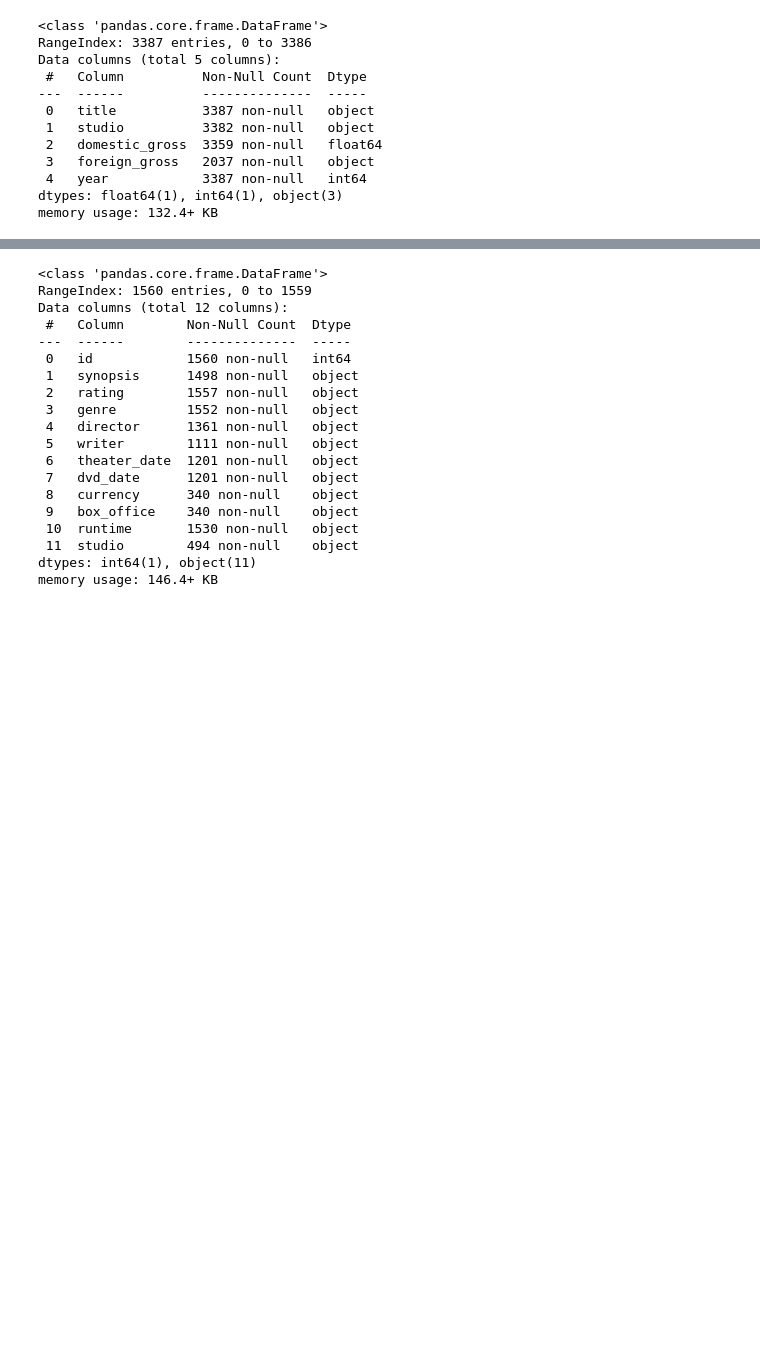
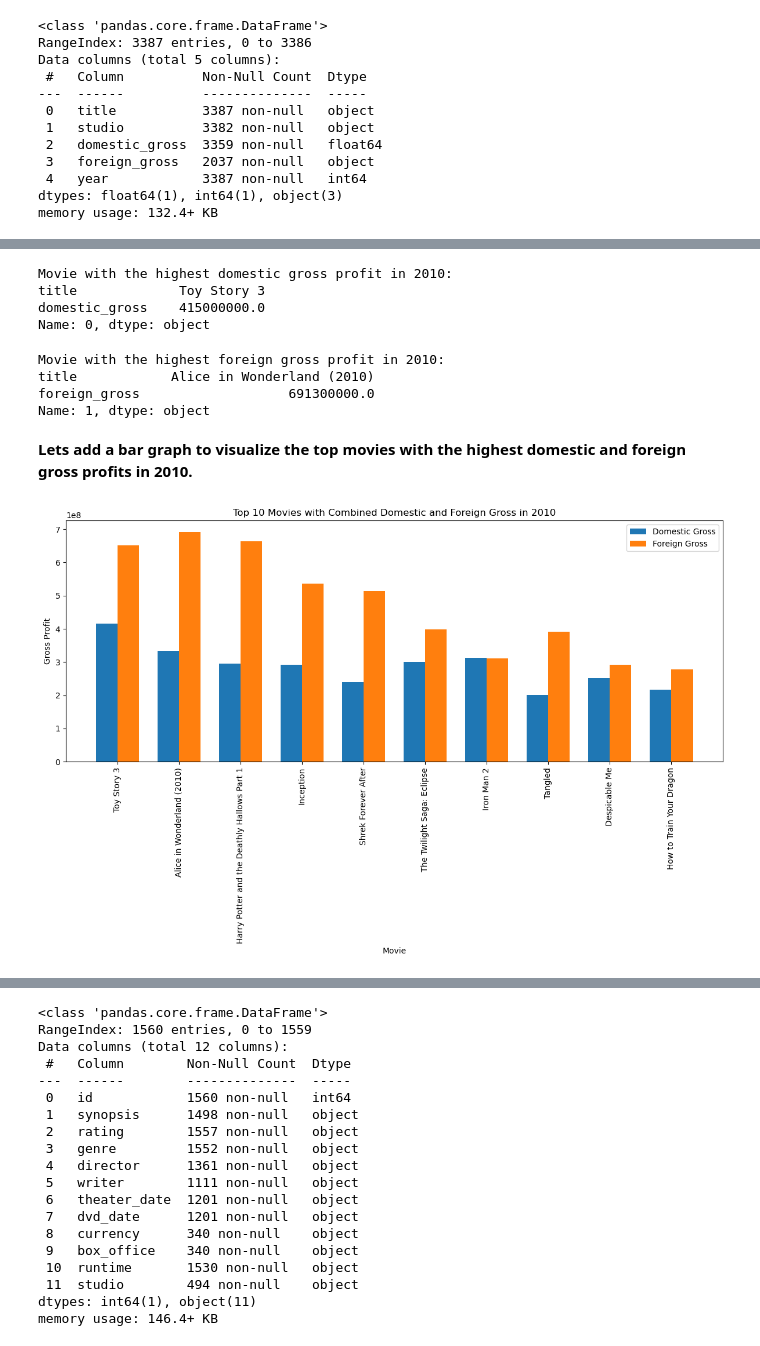
Before and after one commit to Nyabaga/Film-Fortune-Telling, a Jupyter notebook: student.ipynb, the cells around one changed output, grey strips where cells are left out. Cells and saved outputs as stored; diff of their text form; code cells hidden in the pictures; blank space fills up the shorter version.

```diff
--- a/student.ipynb
+++ b/student.ipynb
@@ -49,0 +52,4 @@ This data frame is made up of 3387 rows and 5 columns. The values of this table
+# %%
+# Filtering data for the year 2010
+df_2010 = df_bom_gross[df_bom_gross['year'] == 2010]
+df_2010
@@ -50,3 +70,62 @@ This data frame is made up of 3387 rows and 5 columns. The values of this table
+# %%
+# Finding the movie with the highest domestic gross profit
+highest_domestic_movie = df_2010.loc[df_2010['domestic_gross'].idxmax()]
+
+print("Movie with the highest domestic gross profit in 2010:")
+print(highest_domestic_movie[['title', 'domestic_gross']])
+# %% [output]
+Movie with the highest domestic gross profit in 2010:
+title             Toy Story 3
+domestic_gross    415000000.0
+Name: 0, dtype: object
+# %%
+# Convert 'foreign_gross' column to numeric data
+df_2010.loc[:, 'foreign_gross'] = pd.to_numeric(df_2010['foreign_gross'], errors='coerce')
+
+
+# Finding the movie with the highest foreign gross profit
+highest_foreign_movie = df_2010.loc[df_2010['foreign_gross'].idxmax()]
+
+print("\nMovie with the highest foreign gross profit in 2010:")
+print(highest_foreign_movie[['title', 'foreign_gross']])
+# %% [output]
+Movie with the highest foreign gross profit in 2010:
+title            Alice in Wonderland (2010)
+foreign_gross                   691300000.0
+Name: 1, dtype: object
+# %% [markdown]
+**Lets add a bar graph to visualize the top movies with the highest domestic and foreign gross profits in 2010.**
+# %%
+import numpy as np
+import matplotlib.pyplot as plt
+
+# Sort the DataFrame by combined gross and select the top ten movies
+top_ten_movies = df_2010.nlargest(10, 'combined_gross')
+
+# Number of movies
+num_movies = top_ten_movies.shape[0]
+
+# Width of each bar
+bar_width = 0.35
+
+# Index for the x-axis
+index = np.arange(num_movies)
+
+# Plotting
+plt.figure(figsize=(12, 8))
+domestic_bars = plt.bar(index, top_ten_movies['domestic_gross'], bar_width, label='Domestic Gross')
+foreign_bars = plt.bar(index + bar_width, top_ten_movies['foreign_gross'], bar_width, label='Foreign Gross')
+
+plt.xlabel('Movie')
+plt.ylabel('Gross Profit')
+plt.title('Top 10 Movies with Combined Domestic and Foreign Gross in 2010')
+plt.xticks(index + bar_width / 2, top_ten_movies['title'], rotation=90)
+plt.legend()
+
+plt.tight_layout()
+plt.show()
+# %% [output]
+[figure, added]
 # %%
 import gzip
 df_movie_info = pd.read_csv("data/rt.movie_info.tsv.gz",delimiter='\t', compression='gzip')
```
Also changed, not shown: parts of 9 cells of this notebook.
